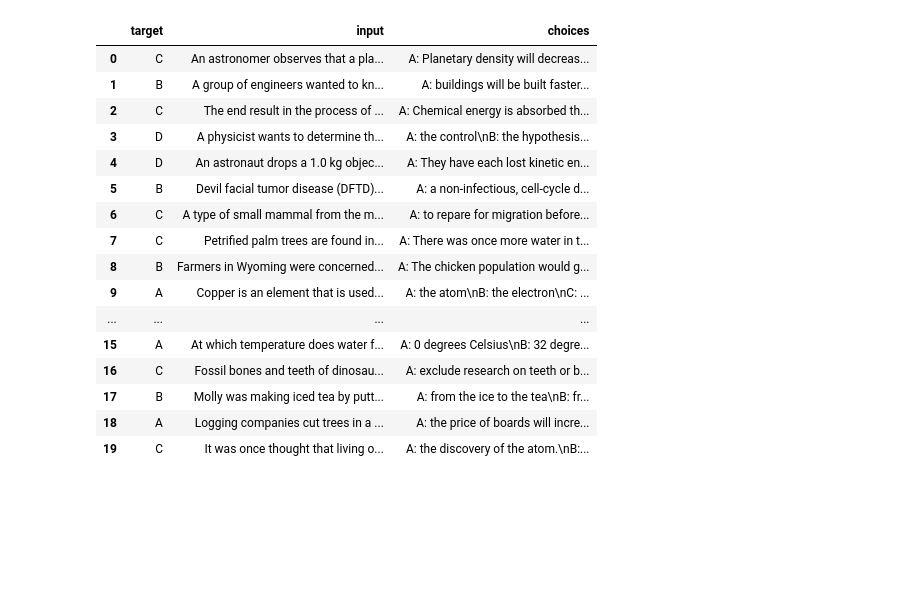
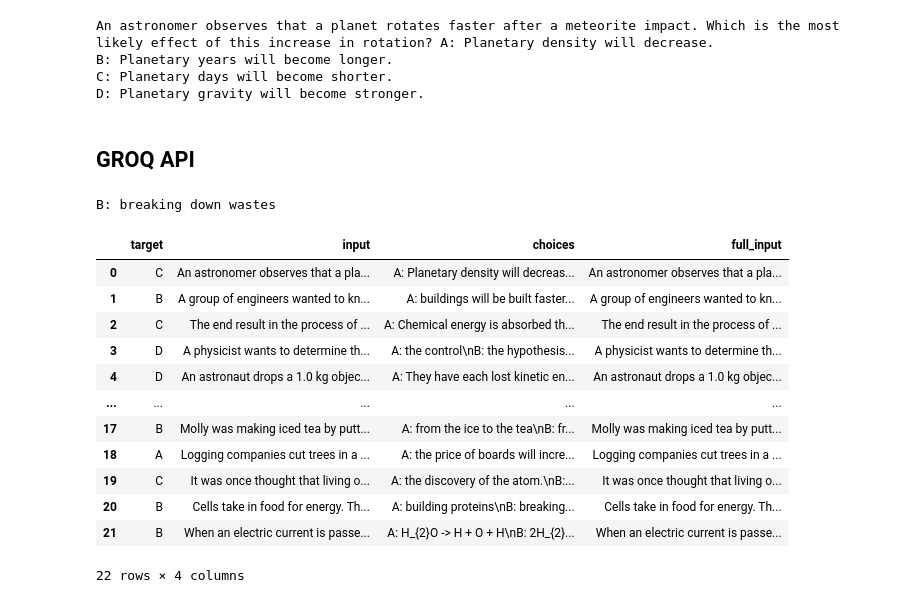
Before and after one commit to ezishr/Undergraduate-Research, a Jupyter notebook: Check points/ARC-Challenge/ARC-Challenge.ipynb, the cells around one changed output. Saved outputs shown, nothing was run; the diff lists cells and outputs as text; code cells hidden in the pictures; blank space fills up the shorter version.

```diff
--- a/Check points/ARC-Challenge/ARC-Challenge.ipynb
+++ b/Check points/ARC-Challenge/ARC-Challenge.ipynb
@@ -12,3 +14,14 @@ from ipynb.fs.full.CSV_Processor import *
 # %%
 main_df = ARC_Challenge_Processor_my('ARC-Challenge','ARC-Challenge-Test.jsonl')
 main_df = main_df.convert_df()
+# %%
+main_df['full_input'] = main_df['input'] + " " + main_df['choices']
+# %%
+print(main_df.iloc[0]['full_input'])
+# %% [output]
+An astronomer observes that a planet rotates faster after a meteorite impact. Which is the most likely effect of this increase in rotation? A: Planetary density will decrease.
+B: Planetary years will become longer.
+C: Planetary days will become shorter.
+D: Planetary gravity will become stronger.
+# %% [markdown]
+## GROQ API
@@ -15,20 +35,34 @@ main_df = main_df.convert_df()
+# %%
+chat_completion = client.chat.completions.create(
+    messages=[
+        {
+            "role":"user",
+            "content": main_df.iloc[20]['full_input']
+        },
+        {
+            'role': 'system',
+            'content': 'You only answer A, B, C, or D from the multiple choices.'
+        }
+    ],
+    model = "llama3-8b-8192"
+)
+
+print(chat_completion.choices[0].message.content)
+# %% [output]
+B: breaking down wastes
 # %%
-main_df.head(20)
+main_df.head(22)
 # %% [output]
-|  | target | input | choices |
-| 0 | C | An astronomer observes that a pla... | A: Planetary density will decreas... |
-| 1 | B | A group of engineers wanted to kn... | A: buildings will be built faster... |
-| 2 | C | The end result in the process of ... | A: Chemical energy is absorbed th... |
-| 3 | D | A physicist wants to determine th... | A: the control\nB: the hypothesis... |
-| 4 | D | An astronaut drops a 1.0 kg objec... | A: They have each lost kinetic en... |
-| 5 | B | Devil facial tumor disease (DFTD)... | A: a non-infectious, cell-cycle d... |
-| 6 | C | A type of small mammal from the m... | A: to repare for migration before... |
-| 7 | C | Petrified palm trees are found in... | A: There was once more water in t... |
-| 8 | B | Farmers in Wyoming were concerned... | A: The chicken population would g... |
-| 9 | A | Copper is an element that is used... | A: the atom\nB: the electron\nC: ... |
-| ... | ... | ... | ... |
-| 15 | A | At which temperature does water f... | A: 0 degrees Celsius\nB: 32 degre... |
-| 16 | C | Fossil bones and teeth of dinosau... | A: exclude research on teeth or b... |
-| 17 | B | Molly was making iced tea by putt... | A: from the ice to the tea\nB: fr... |
-| 18 | A | Logging companies cut trees in a ... | A: the price of boards will incre... |
-| 19 | C | It was once thought that living o... | A: the discovery of the atom.\nB:... |
+|  | target | input | choices | full_input |
+| 0 | C | An astronomer observes that a pla... | A: Planetary density will decreas... | An astronomer observes that a pla... |
+| 1 | B | A group of engineers wanted to kn... | A: buildings will be built faster... | A group of engineers wanted to kn... |
+| 2 | C | The end result in the process of ... | A: Chemical energy is absorbed th... | The end result in the process of ... |
+| 3 | D | A physicist wants to determine th... | A: the control\nB: the hypothesis... | A physicist wants to determine th... |
+| 4 | D | An astronaut drops a 1.0 kg objec... | A: They have each lost kinetic en... | An astronaut drops a 1.0 kg objec... |
+| ... | ... | ... | ... | ... |
+| 17 | B | Molly was making iced tea by putt... | A: from the ice to the tea\nB: fr... | Molly was making iced tea by putt... |
+| 18 | A | Logging companies cut trees in a ... | A: the price of boards will incre... | Logging companies cut trees in a ... |
+| 19 | C | It was once thought that living o... | A: the discovery of the atom.\nB:... | It was once thought that living o... |
+| 20 | B | Cells take in food for energy. Th... | A: building proteins\nB: breaking... | Cells take in food for energy. Th... |
+| 21 | B | When an electric current is passe... | A: H_{2}O -> H + O + H\nB: 2H_{2}... | When an electric current is passe... |
+22 rows × 4 columns
```
Also changed, not shown: parts of 3 cells of this notebook, 3 other files.
